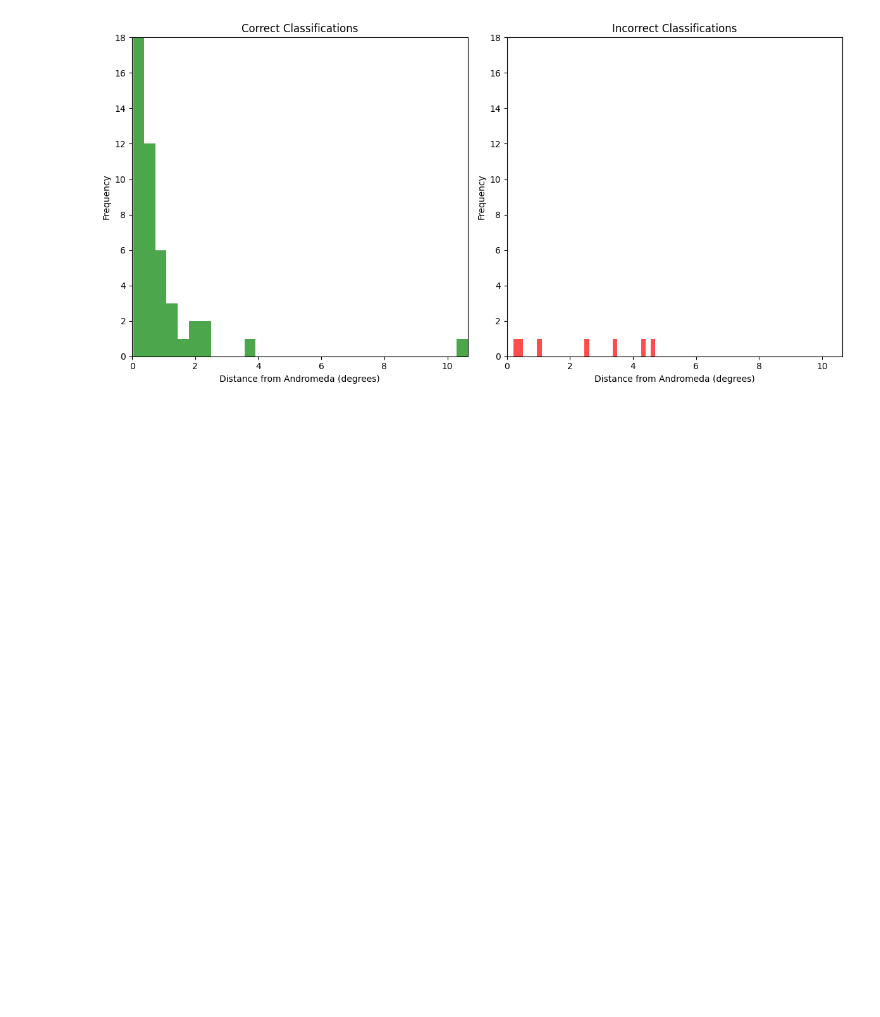
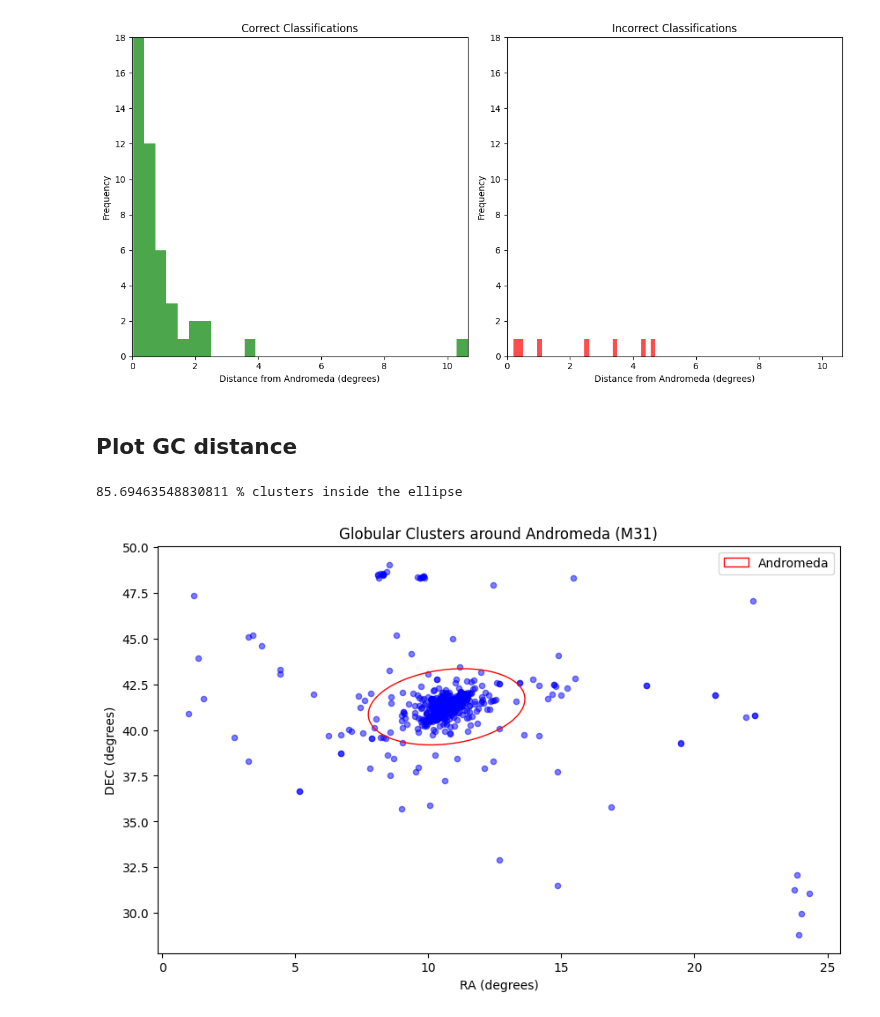
Before and after one commit to OscarKlemenz/Star-Cluster-Classifier, a Jupyter notebook: src/visualisations.ipynb, the cells around one changed output. Saved outputs shown, nothing was run; the diff lists cells and outputs as text; code cells hidden in the pictures; blank space fills up the shorter version.

```diff
--- a/src/visualisations.ipynb
+++ b/src/visualisations.ipynb
@@ -449,3 +449,67 @@ plt.tight_layout()
 plt.show()
 # %% [output]
 [figure]
+# %% [markdown]
+## Plot GC distance
+# %%
+import pandas as pd
+import numpy as np
+import matplotlib.pyplot as plt
+from matplotlib.patches import Ellipse
+
+# Load the CSV file
+input_file = '../Finding Real Images/result_GC.csv'
+df = pd.read_csv(input_file)
+
+# Andromeda Galaxy coordinates
+andromeda_ra = 10.6847083
+andromeda_dec = 41.26875
+
+# Extract RA and DEC from the DataFrame
+ra_list = df['RADEG']
+dec_list = df['DECDEG']
+
+# Filter out RA values over 50
+filtered_ra = ra_list[ra_list <= 50]
+filtered_dec = dec_list[ra_list <= 50]
+
+# Ellipse parameters
+ellipse_width = 6
+ellipse_height = 4
+ellipse_angle = 15
+
+# Function to check if a point is inside the ellipse
+def is_inside_ellipse(x, y, ellipse_center, width, height, angle):
+    angle_rad = np.deg2rad(angle)
+    cos_angle = np.cos(angle_rad)
+    sin_angle = np.sin(angle_rad)
+    xc = x - ellipse_center[0]
+    yc = y - ellipse_center[1]
+    x_rot = xc * cos_angle + yc * sin_angle
+    y_rot = -xc * sin_angle + yc * cos_angle
+    return (x_rot**2 / (width / 2)**2 + y_rot**2 / (height / 2)**2) <= 1
+
+# Calculate the number of points inside the ellipse
+inside_ellipse = [is_inside_ellipse(x, y, (andromeda_ra, andromeda_dec), ellipse_width, ellipse_height, ellipse_angle) for x, y in zip(filtered_ra, filtered_dec)]
+percentage_inside = np.sum(inside_ellipse) / len(inside_ellipse) * 100
+
+print(percentage_inside, "% clusters inside the ellipse")
+
+
+# Plot the RA and DEC as a scatter plot with smaller points
+plt.figure(figsize=(10, 6))
+plt.scatter(filtered_ra, filtered_dec, c='blue', alpha=0.5, s=20)  # Adjust the 's' parameter for smaller points
+plt.xlabel('RA (degrees)')
+plt.ylabel('DEC (degrees)')
+plt.title(f'Globular Clusters around M31')
+# plt.grid(True)
+
+# Draw an oval representing Andromeda at a 45-degree angle
+ellipse = Ellipse((andromeda_ra, andromeda_dec), width=ellipse_width, height=ellipse_height, angle=ellipse_angle, edgecolor='red', facecolor='none', linewidth=1, label='Andromeda')
+plt.gca().add_patch(ellipse)
+
+plt.legend()
+plt.show()
+# %% [output]
+85.69463548830811 % clusters inside the ellipse
+[figure, added]
```
Also changed, not shown: 5 other files.
